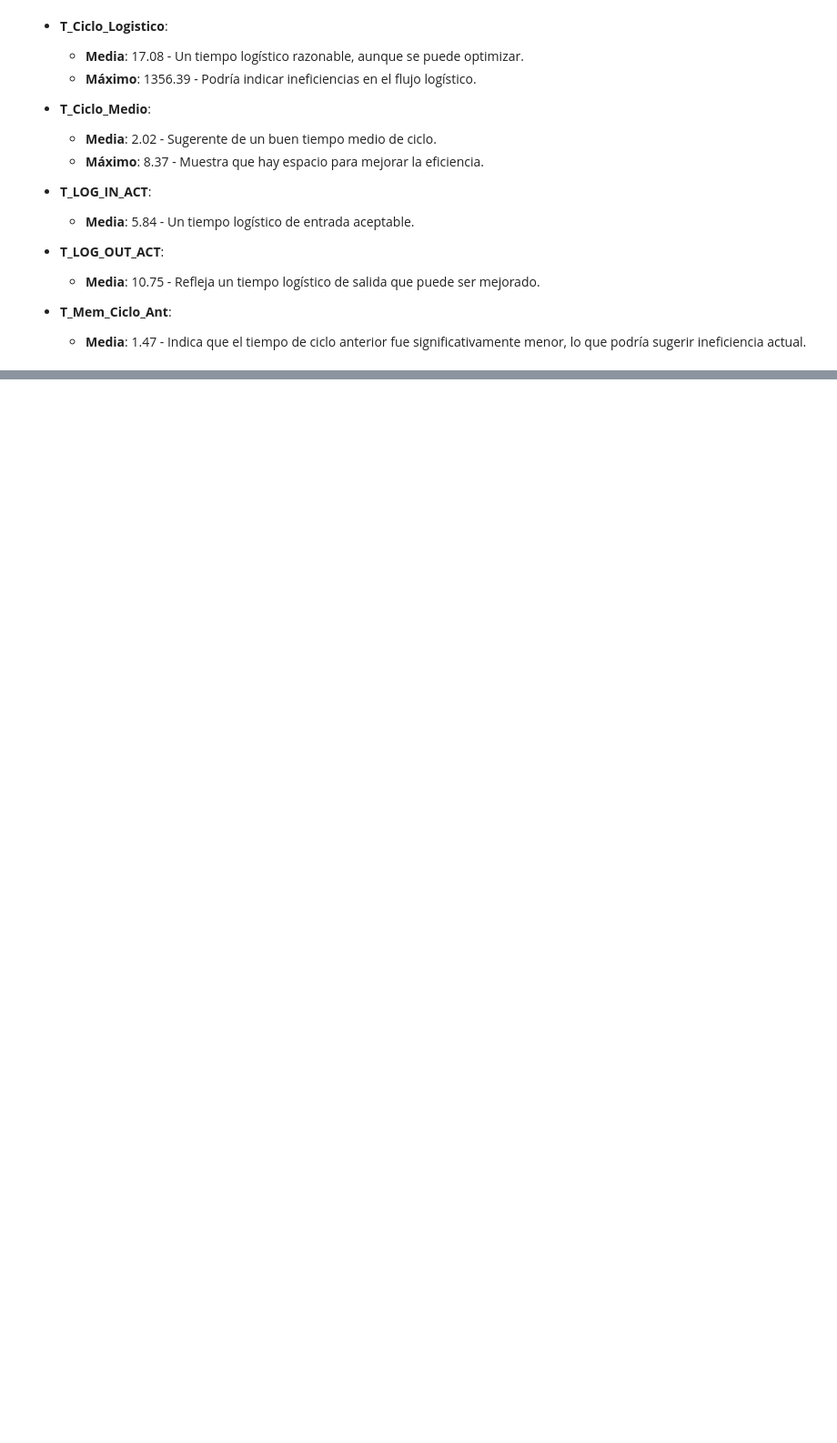
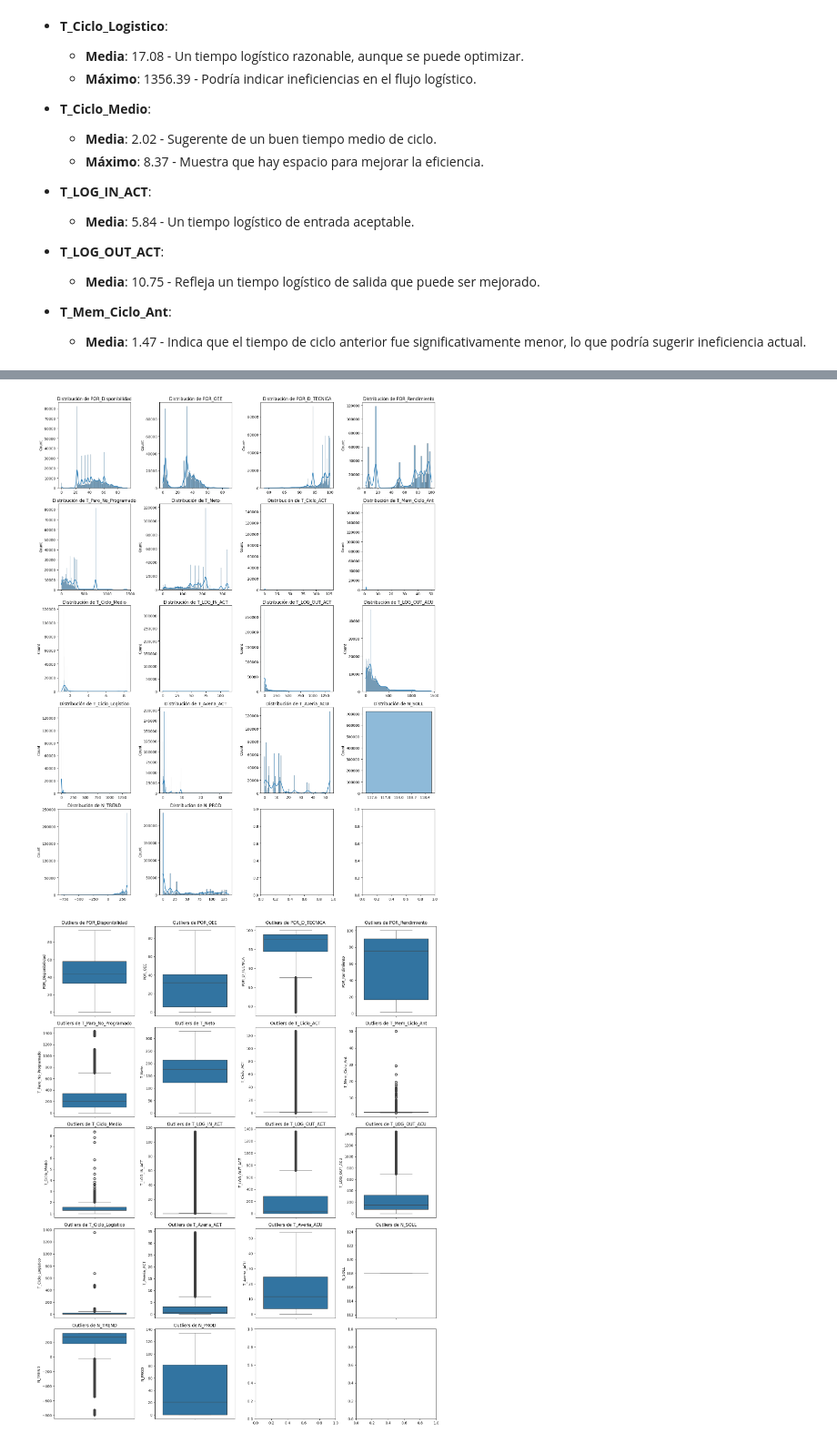
Before and after one commit to Joel2398/VIU_MBID_TFM, a Jupyter notebook: data_analysis/edge_data_analysis.ipynb, the cells around one changed output, grey strips where cells are left out. Shown at 91% size. Drawn from its saved outputs; the diff is of its cells as text; code cells hidden in the pictures; blank space fills up the shorter version.

```diff
--- a/data_analysis/edge_data_analysis.ipynb
+++ b/data_analysis/edge_data_analysis.ipynb
@@ -444,0 +472,45 @@ descripcion
+# %%
+# Selección de variables clave para análisis descriptivo y detección de outliers
+variables_interes = [
+    'POR_Disponibilidad', 'POR_OEE', 'POR_D_TECNICA', 'POR_Rendimiento',
+    'T_Paro_No_Programado', 'T_Neto', 'T_Ciclo_ACT', 'T_Mem_Ciclo_Ant', 'T_Ciclo_Medio',
+    'T_LOG_IN_ACT', 'T_LOG_OUT_ACT', 'T_LOG_OUT_ACU', 'T_Ciclo_Logistico',
+    'T_Averia_ACT', 'T_Averia_ACU', 'N_SOLL', 'N_TREND', 'N_PROD'
+]
+
+# Filtrar solo las columnas de interés
+df_subset = df_oee[variables_interes]
+
+# Graficar histogramas para ver distribución de cada variable
+fig, axes = plt.subplots(len(variables_interes)//4 + 1, 4, figsize=(16, 20))
+axes = axes.flatten()
+for i, col in enumerate(variables_interes):
+    sns.histplot(df_subset[col].dropna(), kde=True, ax=axes[i])
+    axes[i].set_title(f'Distribución de {col}')
+    axes[i].set_xlabel('')
+
+# Ajuste de espaciado
+plt.tight_layout()
+plt.show()
+
+# Graficar boxplots para observar outliers
+fig, axes = plt.subplots(len(variables_interes)//4 + 1, 4, figsize=(16, 20))
+axes = axes.flatten()
+for i, col in enumerate(variables_interes):
+    sns.boxplot(data=df_subset[col].dropna(), ax=axes[i])
+    axes[i].set_title(f'Outliers de {col}')
+    axes[i].set_xlabel('')
+
+# Ajuste de espaciado
+plt.tight_layout()
+plt.show()
+
+# Matriz de correlación para analizar relaciones entre variables
+plt.figure(figsize=(12, 10))
+correlacion = df_subset.corr()
+sns.heatmap(correlacion, annot=True, fmt=".2f", cmap="coolwarm", cbar=True)
+plt.title('Matriz de correlación entre variables seleccionadas')
+plt.show()
+# %% [output]
+[figure, added]
+[figure, added]
```
Also changed, not shown: parts of 3 cells of this notebook.
